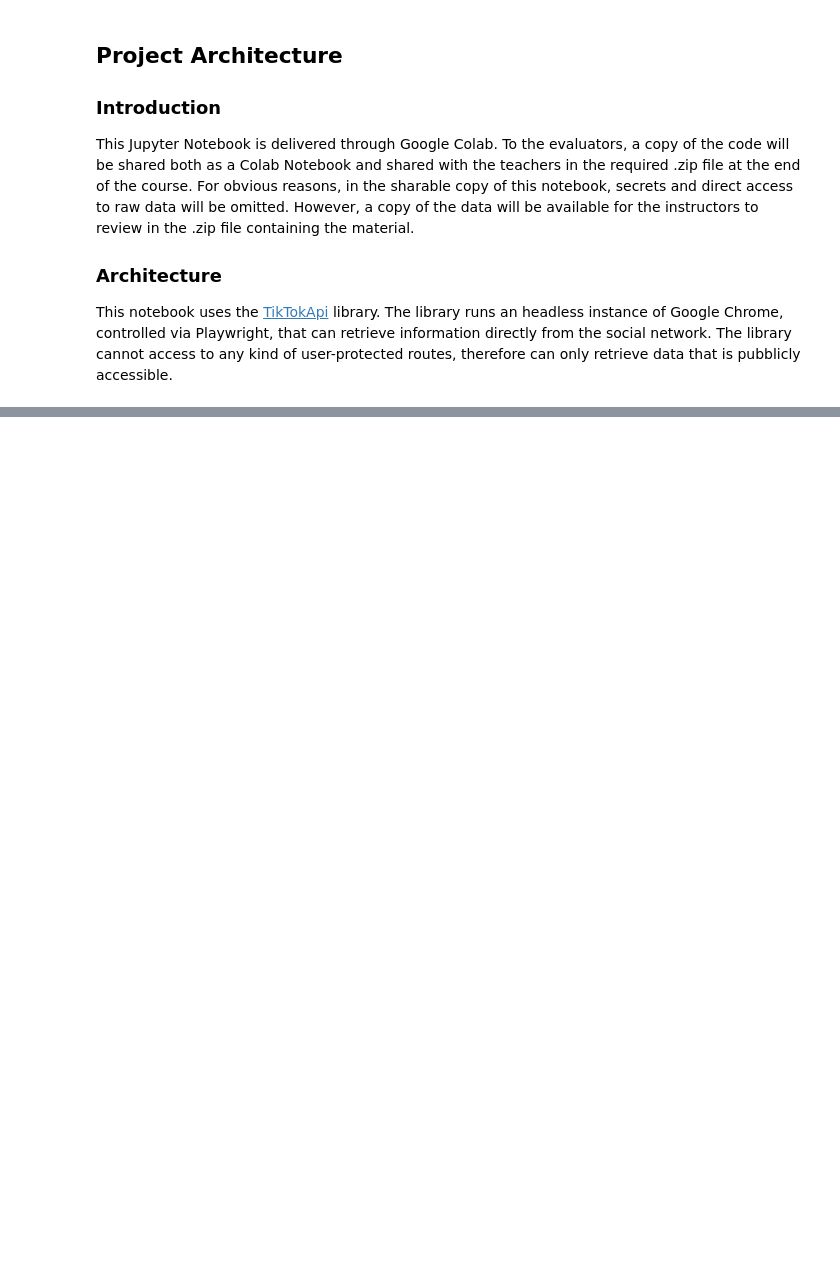
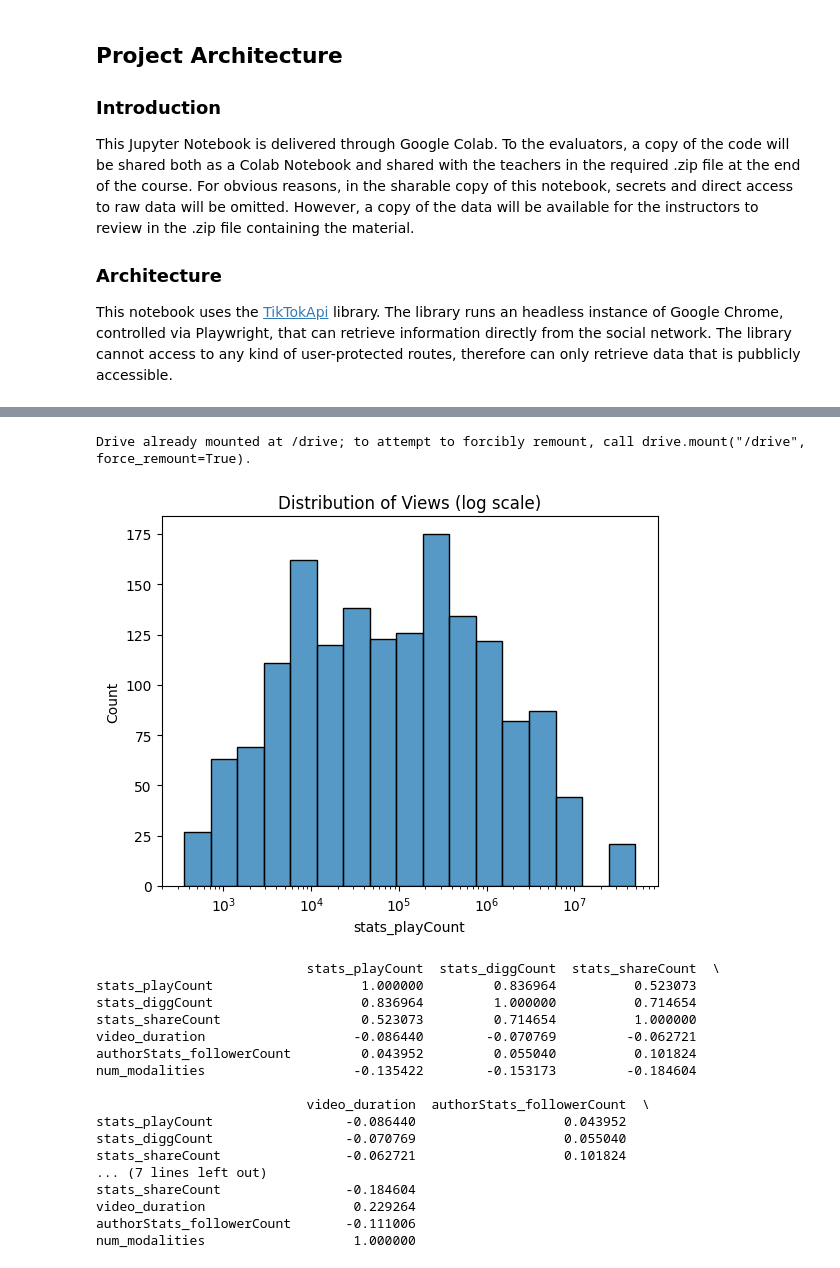
Before and after one commit to Frabat/CS6460-EdTech, a Jupyter notebook: EdTech_CS6460_Francesco_Battista.ipynb, the cells around one changed output, grey strips where cells are left out. Cells and saved outputs as stored; diff of their text form; code cells hidden in the pictures; blank space fills up the shorter version.

```diff
--- a/EdTech_CS6460_Francesco_Battista.ipynb
+++ b/EdTech_CS6460_Francesco_Battista.ipynb
@@ -145,0 +332,45 @@ print(formatted)
+# %%
+# @title **Descriptive & Exploratory Analysis**
+drive.mount('/drive')
+df = pd.read_csv('/drive/My Drive/EdTech_Final_Project_2025/cleaned_video_metadata.csv')
+
+for col in ['has_subtitles','has_graphics','has_voiceover']:
+    df[col] = df[col].fillna(False).astype(int)
+df['num_modalities'] = df[['has_subtitles','has_graphics','has_voiceover']].sum(axis=1)
+
+sns.histplot(df['stats_playCount'], log_scale=True)
+plt.title("Distribution of Views (log scale)")
+plt.show()
+
+features = [
+    'stats_playCount','stats_diggCount','stats_shareCount',
+    'video_duration','authorStats_followerCount','num_modalities'
+]
+corr = df[features].corr()
+
+print(corr)
+plt.figure(figsize=(8,6))
+sns.heatmap(corr, annot=True, fmt=".2f", cmap='coolwarm', square=True)
+plt.title("Feature Correlation Matrix (Including num_modalities)")
+plt.tight_layout()
+plt.show()
+# %% [output]
+Drive already mounted at /drive; to attempt to forcibly remount, call drive.mount("/drive", force_remount=True).
+[figure, added]
+                           stats_playCount  stats_diggCount  stats_shareCount  \
+stats_playCount                   1.000000         0.836964          0.523073
+stats_diggCount                   0.836964         1.000000          0.714654
+stats_shareCount                  0.523073         0.714654          1.000000
+video_duration                   -0.086440        -0.070769         -0.062721
+authorStats_followerCount         0.043952         0.055040          0.101824
+num_modalities                   -0.135422        -0.153173         -0.184604
+
+                           video_duration  authorStats_followerCount  \
+stats_playCount                 -0.086440                   0.043952
+stats_diggCount                 -0.070769                   0.055040
+stats_shareCount                -0.062721                   0.101824
+... (7 lines left out)
+stats_shareCount                -0.184604
+video_duration                   0.229264
+authorStats_followerCount       -0.111006
+num_modalities                   1.000000
```
Also changed, not shown: parts of 49 cells of this notebook.
